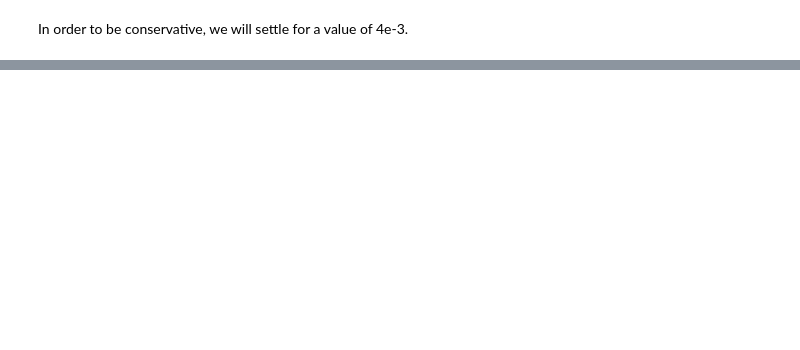
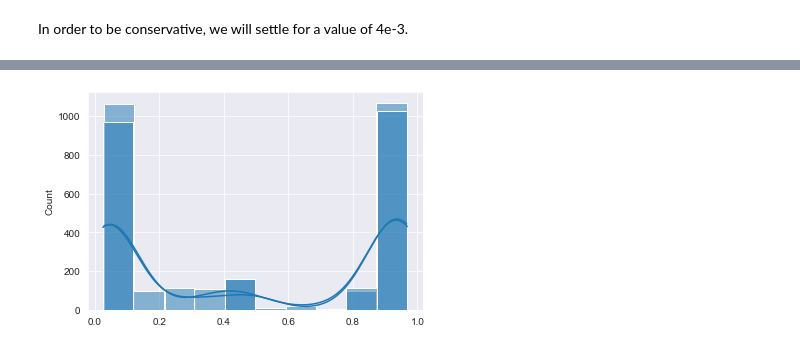
Before and after one commit to DimitriMisiak/Kaggle-Projects, a Jupyter notebook: toy-models/hyper-parameters-tuning-searchs.ipynb, the cells around one changed output, grey strips where cells are left out. Cells and saved outputs as stored; diff of their text form; code cells hidden in the pictures; blank space fills up the shorter version.

```diff
--- a/toy-models/hyper-parameters-tuning-searchs.ipynb
+++ b/toy-models/hyper-parameters-tuning-searchs.ipynb
@@ -276,0 +271,7 @@ sklearn.__version__
+# %%
+fig, ax = plt.subplots()
+sns.histplot(prob_pos_clf, bins=10, kde=True, ax=ax)
+sns.histplot(prob_pos_isotonic, bins=10, kde=True, ax=ax)
+plt.show()
+# %% [output]
+[figure, added]
```
Also changed, not shown: parts of 10 cells of this notebook, 3 other files.
